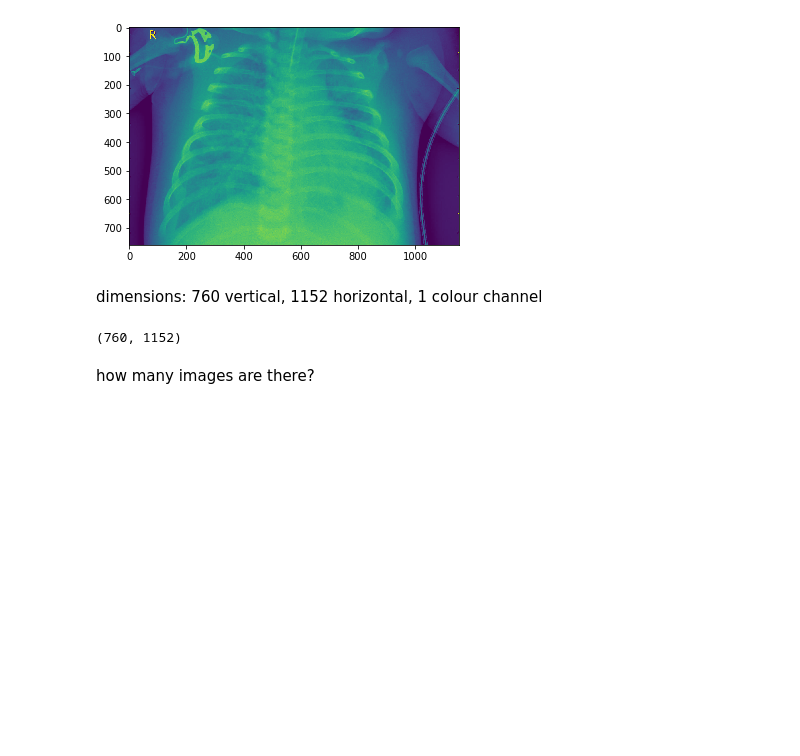
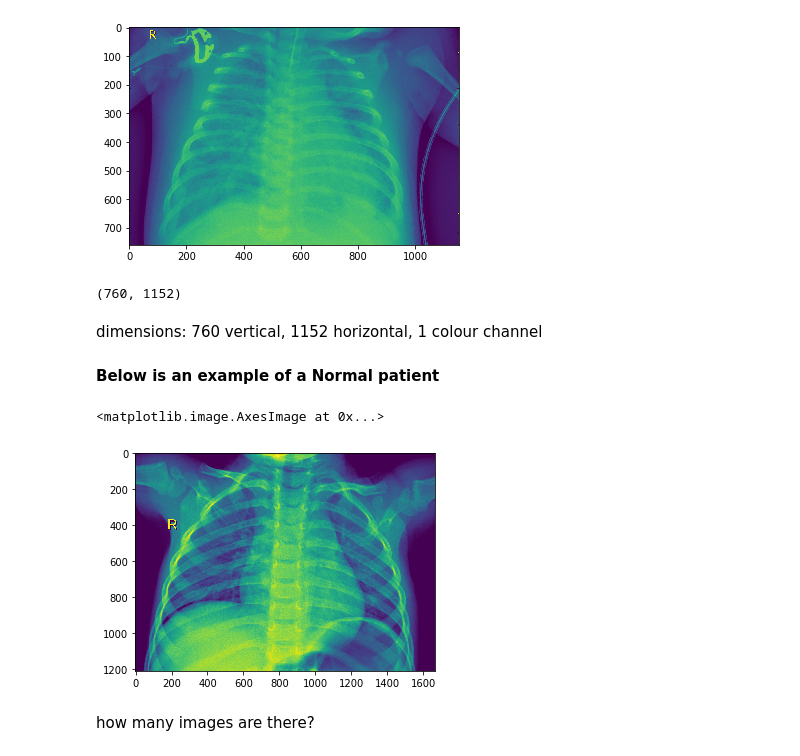
Before and after one commit to RichFree/CS3244PnumoniaCNN, a Jupyter notebook: project.ipynb, the cells around one changed output. Drawn from its saved outputs; the diff is of its cells as text; code cells hidden in the pictures; blank space fills up the shorter version.

```diff
--- a/project.ipynb
+++ b/project.ipynb
@@ -48,12 +74,21 @@ plt.imshow(pnu_img)
 # %% [output]
 <matplotlib.image.AxesImage at 0x...>
 [figure]
+# %%
+pnu_img.shape # resolution of image
+# %% [output]
+(760, 1152)
 # %% [markdown]
 dimensions: 760 vertical, 1152 horizontal, 1 colour channel
-# %%
-pnu_img.shape
-# %% [output]
-(760, 1152)
+# %% [markdown]
+**Below is an example of a Normal patient**
+# %%
+norm_patient = train_path+'\\NORMAL\\'+os.listdir(train_path+'\\NORMAL')[53]
+norm_img = imread(norm_patient)
+plt.imshow(norm_img)
+# %% [output]
+<matplotlib.image.AxesImage at 0x...>
+[figure, added]
 # %% [markdown]
 how many images are there?
 # %%
```
Also changed, not shown: parts of 56 cells of this notebook, 1 other file.
